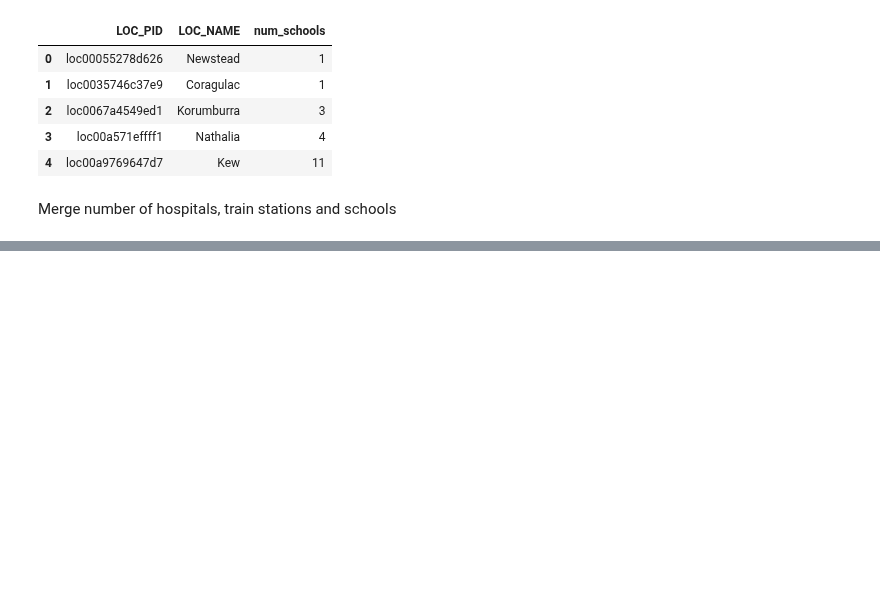
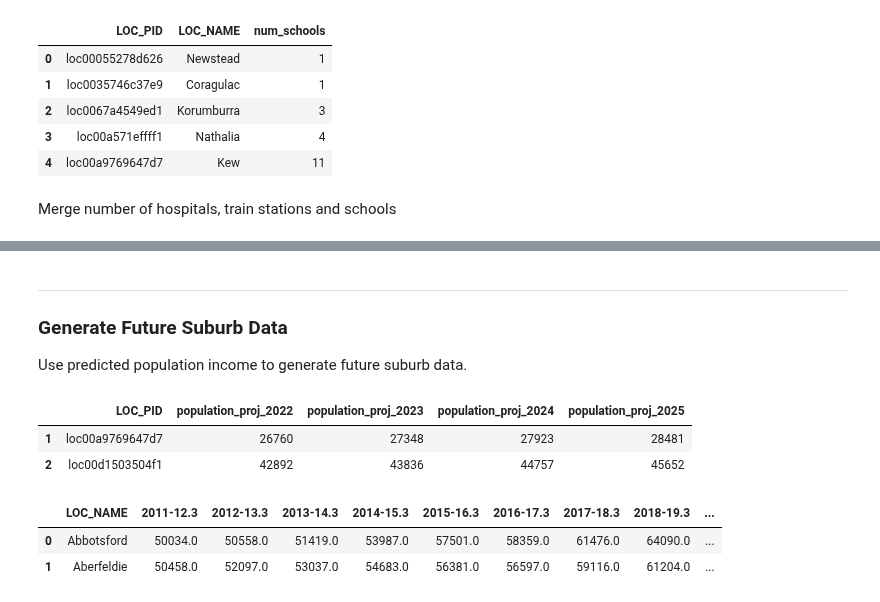
Before and after one commit to MAST30034-Applied-Data-Science/generic-real-estate-consulting-project-group-6, a Jupyter notebook: notebooks/preoprecess_suburb.ipynb, the cells around one changed output, grey strips where cells are left out. Cells and saved outputs as stored; diff of their text form; code cells hidden in the pictures; blank space fills up the shorter version.

```diff
--- a/notebooks/preoprecess_suburb.ipynb
+++ b/notebooks/preoprecess_suburb.ipynb
@@ -167,3 +169,22 @@ curated_suburb
 724 rows × 10 columns
 # %%
 curated_suburb.to_csv('../data/curated/suburb_final.csv')
+# %% [markdown]
+---------------
+### Generate Future Suburb Data
+Use predicted population income to generate future suburb data.
+# %%
+population_proj = pd.read_csv("../data/raw/population_projection.csv", index_col=[0])
+population_proj = population_proj.drop('suburb_population', axis=1)
+population_proj.head(2)
+# %% [output]
+|  | LOC_PID | population_proj_2022 | population_proj_2023 | population_proj_2024 | population_proj_2025 |
+| 1 | loc00a9769647d7 | 26760 | 27348 | 27923 | 28481 |
+| 2 | loc00d1503504f1 | 42892 | 43836 | 44757 | 45652 |
+# %%
+income = pd.read_csv('../data/raw/income_for_suburb.csv', index_col=[0])
+income.head(2)
+# %% [output]
+|  | LOC_NAME | 2011-12.3 | 2012-13.3 | 2013-14.3 | 2014-15.3 | 2015-16.3 | 2016-17.3 | 2017-18.3 | 2018-19.3 | ... |
+| 0 | Abbotsford | 50034.0 | 50558.0 | 51419.0 | 53987.0 | 57501.0 | 58359.0 | 61476.0 | 64090.0 | ... |
+| 1 | Aberfeldie | 50458.0 | 52097.0 | 53037.0 | 54683.0 | 56381.0 | 56597.0 | 59116.0 | 61204.0 | ... |
```
Also changed, not shown: parts of 3 cells of this notebook, 2 other files.
